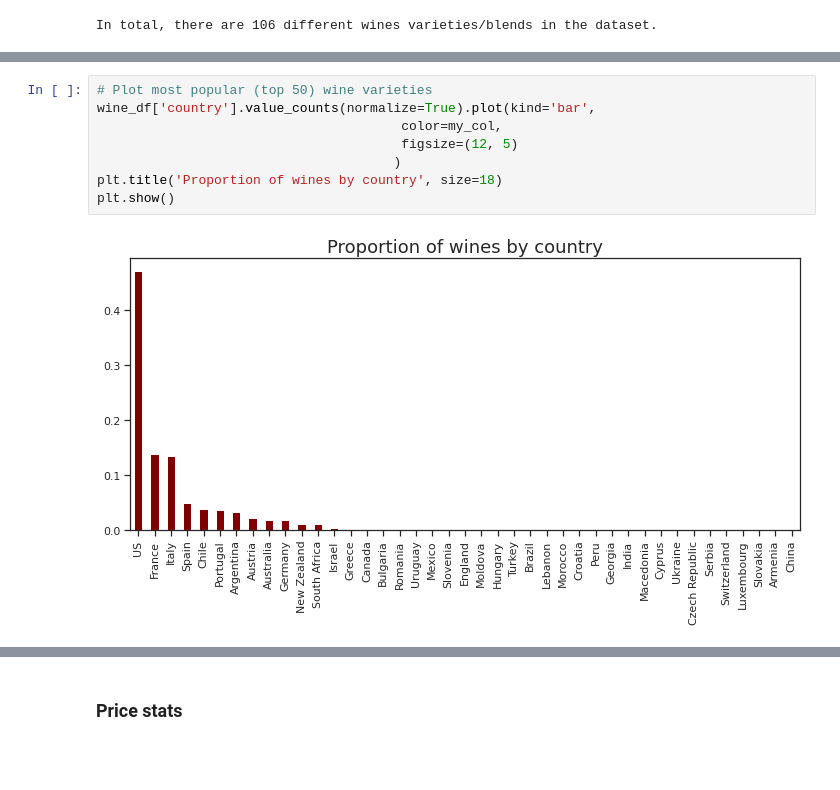
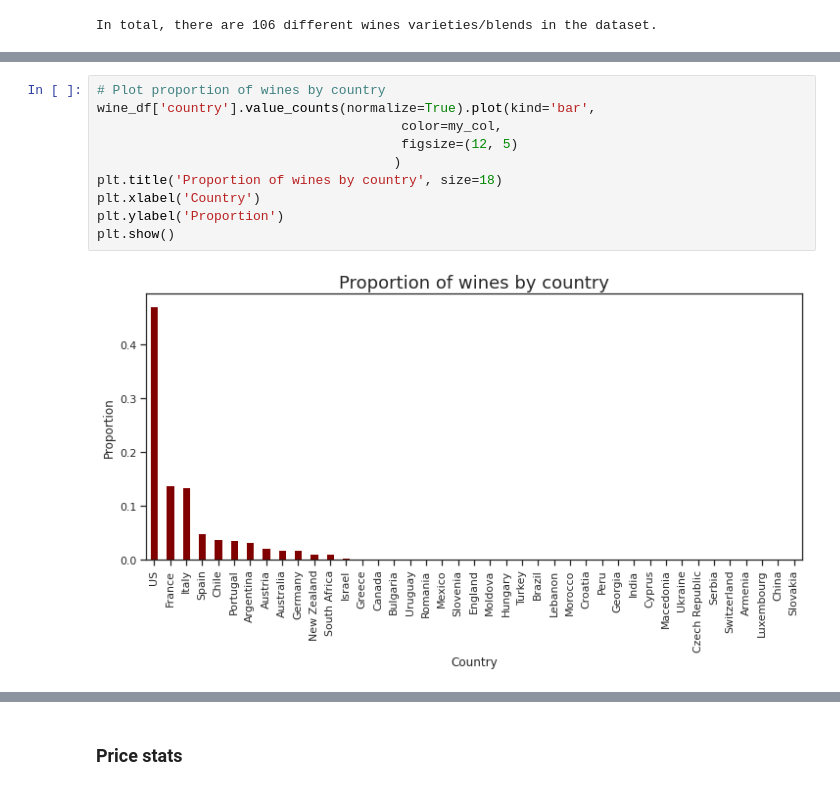
Before and after one commit to brcorrea/da-project-sommAI, a Jupyter notebook: notebooks/da-project-sommAI.ipynb, the cells around one changed output, grey strips where cells are left out. Drawn from its saved outputs; the diff is of its cells as text; blank space fills up the shorter version.

```diff
--- a/notebooks/da-project-sommAI.ipynb
+++ b/notebooks/da-project-sommAI.ipynb
@@ -348,10 +343,12 @@ plt.show()
 # %%
-# Plot most popular (top 50) wine varieties
+# Plot proportion of wines by country
 wine_df['country'].value_counts(normalize=True).plot(kind='bar',
                                        color=my_col,
                                        figsize=(12, 5)
                                       )
 plt.title('Proportion of wines by country', size=18)
+plt.xlabel('Country')
+plt.ylabel('Proportion')
 plt.show()
 # %% [output]
-[figure, old version]
+[figure, new version]
```
Also changed, not shown: parts of 51 cells of this notebook, 1 other file.
